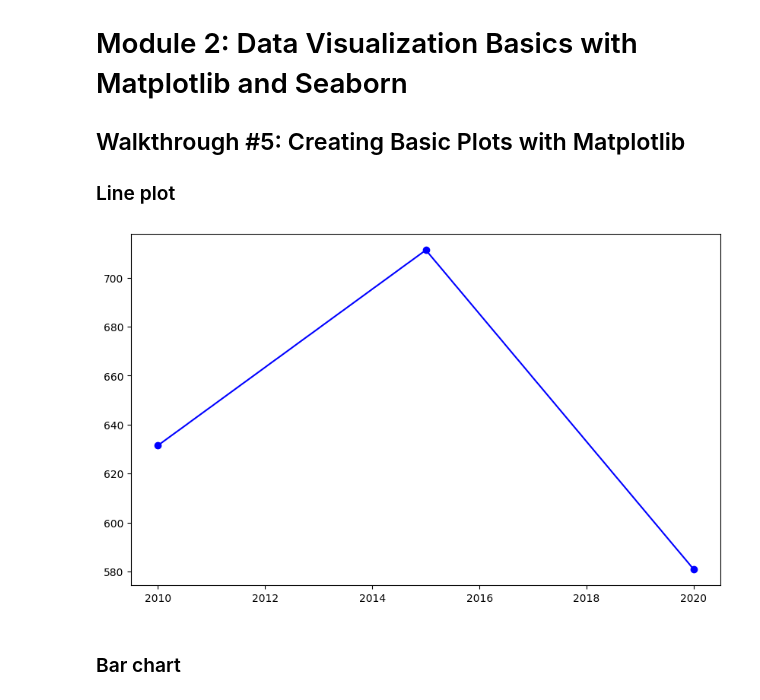
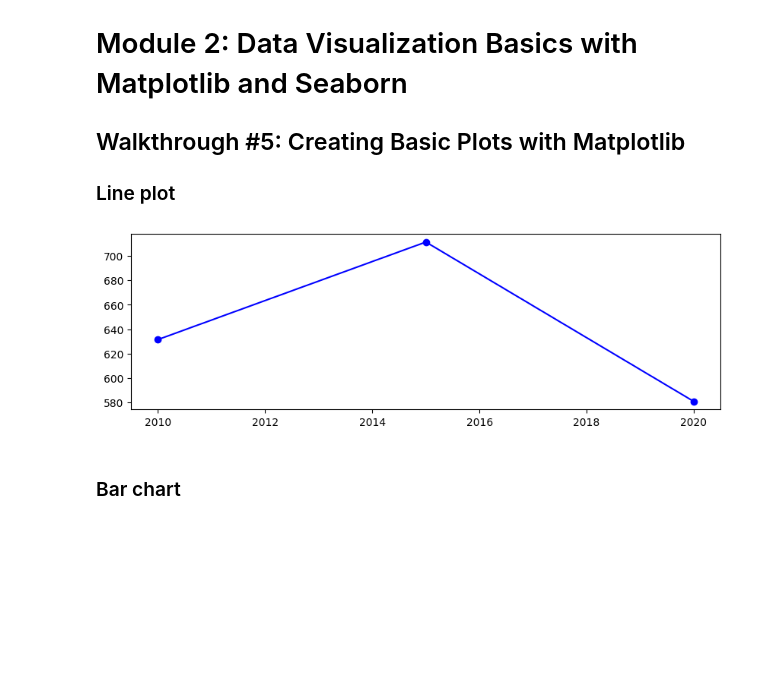
Before and after one commit to ismayc/oreilly-data-analysis-with-python, a Jupyter notebook: exercises_solutions.ipynb, the cells around one changed output. Saved outputs shown, nothing was run; the diff lists cells and outputs as text; code cells hidden in the pictures; blank space fills up the shorter version.

```diff
--- a/exercises_solutions.ipynb
+++ b/exercises_solutions.ipynb
@@ -921,14 +940,14 @@ Name: count, dtype: int64
 # %%
 # Filter data for a specific country
 afg_data = economies[economies['code'] == 'AFG']
 
 # Line plot of gdp_percapita over the years
-plt.figure(figsize=(10, 6))
+plt.figure(figsize=(10, 3))
 plt.plot(afg_data['year'], afg_data['gdp_percapita'],
          marker='o', linestyle='-', color='b')
 plt.show();
 # %% [output]
-[figure, old version]
+[figure, new version]
 # %% [markdown]
 ### Bar chart
 # %%
```
Also changed, not shown: parts of 34 cells of this notebook, 22 other files.
